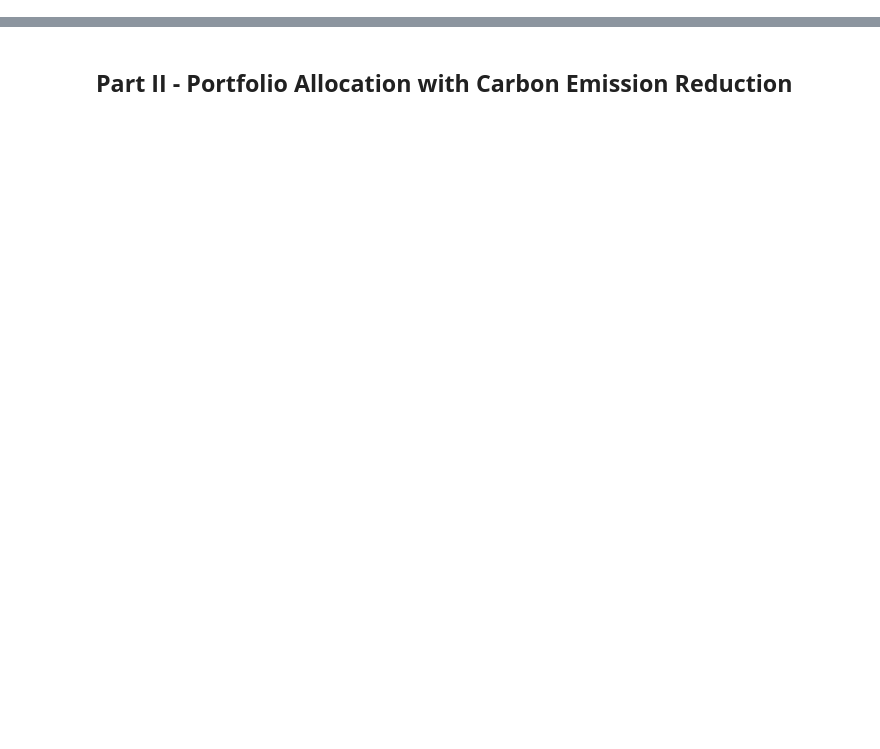
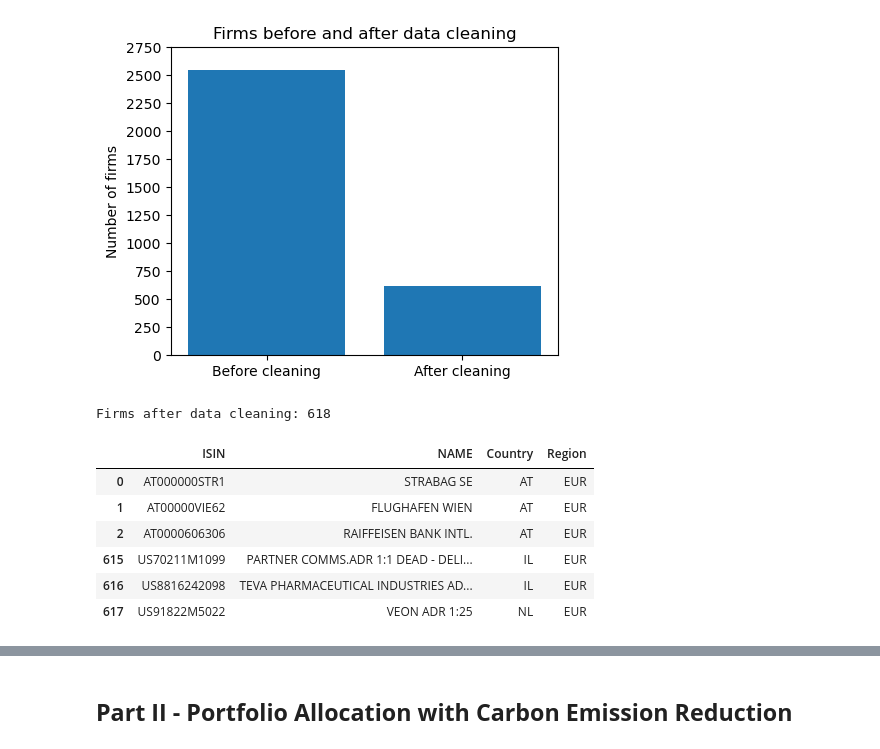
Before and after one commit to BottiAlessandro/SAAM-Project, a Jupyter notebook: notebooks/saam_analysis.ipynb, the cells around one changed output, grey strips where cells are left out. Saved outputs shown, nothing was run; the diff lists cells and outputs as text; code cells hidden in the pictures; blank space fills up the shorter version.

```diff
--- a/notebooks/saam_analysis.ipynb
+++ b/notebooks/saam_analysis.ipynb
@@ -1069,0 +55,8 @@ The minimum-variance portfolio has a smoother return path and smaller downside s
+# %%
+#Path to the cleaned datasets
+path = "../data/cleaned/"
+
+#Load the cleaned datasets
+static = pd.read_csv(path + "STATIC_cleaned.csv", sep=";", na_values="N/A")
+co2 = pd.read_csv(path + "CO2_S1_cleaned.csv", sep=";", na_values="N/A")
+ri_m = pd.read_csv(path + "RI_M_cleaned.csv", sep=";", na_values="N/A")
@@ -1069,0 +103,31 @@ The minimum-variance portfolio has a smoother return path and smaller downside s
+# %%
+#Firms before and after data cleaning
+firms_before_cleaning = 2545
+firms_after_cleaning = static.shape[0]
+
+plt.figure(figsize=(5, 4))
+plt.bar(
+    ["Before cleaning", "After cleaning"],
+    [firms_before_cleaning, firms_after_cleaning]
+)
+
+plt.ylabel("Number of firms")
+plt.title("Firms before and after data cleaning")
+
+#Add more y-axis values
+plt.yticks(range(0, 2751, 250))
+
+plt.show()
+
+print("Firms after data cleaning:", firms_after_cleaning)
+pd.concat([static.head(3), static.tail(3)])
+# %% [output]
+[figure, added]
+Firms after data cleaning: 618
+|  | ISIN | NAME | Country | Region |
+| 0 | AT000000STR1 | STRABAG SE | AT | EUR |
+| 1 | AT00000VIE62 | FLUGHAFEN WIEN | AT | EUR |
+| 2 | AT0000606306 | RAIFFEISEN BANK INTL. | AT | EUR |
+| 615 | US70211M1099 | PARTNER COMMS.ADR 1:1 DEAD - DELI... | IL | EUR |
+| 616 | US8816242098 | TEVA PHARMACEUTICAL INDUSTRIES AD... | IL | EUR |
+| 617 | US91822M5022 | VEON ADR 1:25 | NL | EUR |
```
Also changed, not shown: parts of 163 cells of this notebook, 4 other files.
